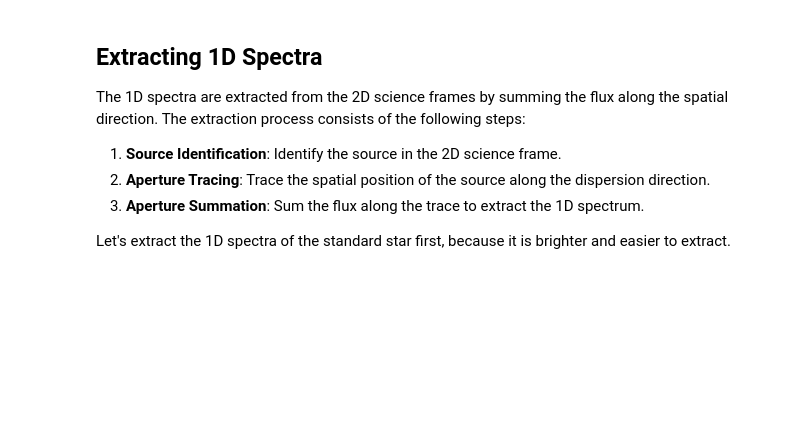
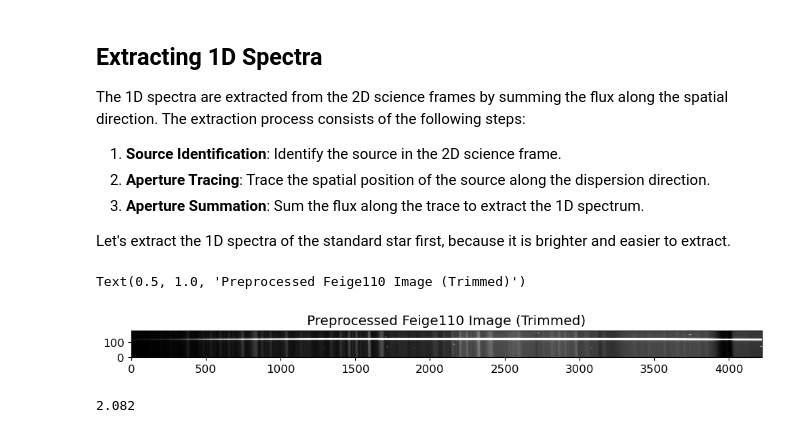
Before and after one commit to hbahk/TAOtutorials, a Jupyter notebook: tutorials/Spectroscopic_data_reduction.ipynb, the cells around one changed output. Drawn from its saved outputs; the diff is of its cells as text; code cells hidden in the pictures; blank space fills up the shorter version.

```diff
--- a/tutorials/Spectroscopic_data_reduction.ipynb
+++ b/tutorials/Spectroscopic_data_reduction.ipynb
@@ -605,3 +607,24 @@ The 1D spectra are extracted from the 2D science frames by summing the flux alon
 3. **Aperture Summation**: Sum the flux along the trace to extract the 1D spectrum.
 
 Let's extract the 1D spectra of the standard star first, because it is brighter and easier to extract.
+# %%
+# Let's trim the images to the region of interest
+TRIM = [0, 4220, 620, 800] # y_lower, y_upper, x_lower, x_upper
+fname = OUTDIR / f'p{std_list_f110[0].stem}'
+stdhdu = fits.open(fname)
+stdtrim = stdhdu[0].data[TRIM[0]:TRIM[1], TRIM[2]:TRIM[3]]
+exptime = stdhdu[0].header['EXPTIME']
+stdhdr = stdhdu[0].header
+
+fig = plt.figure(figsize=(12, 2))
+ax = fig.add_subplot(111)
+vmin, vmax = interval.get_limits(stdtrim)
+im = ax.imshow(stdtrim.T, cmap='gray', origin='lower', vmin=vmin, vmax=vmax)
+ax.set_title('Preprocessed Feige110 Image (Trimmed)')
+# %% [output]
+Text(0.5, 1.0, 'Preprocessed Feige110 Image (Trimmed)')
+[figure, added]
+# %%
+stdhdr['GAIN']
+# %% [output]
+2.082
```
Also changed, not shown: parts of 3 cells of this notebook.
